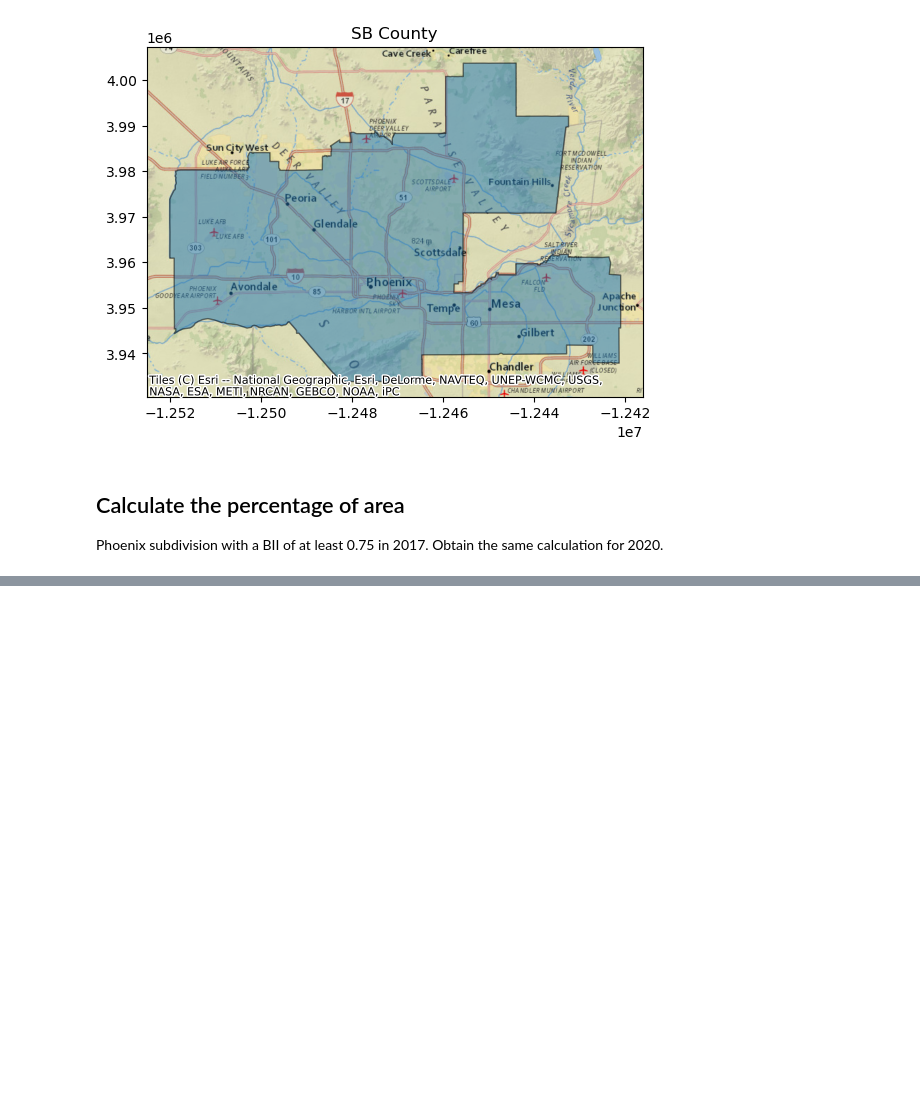
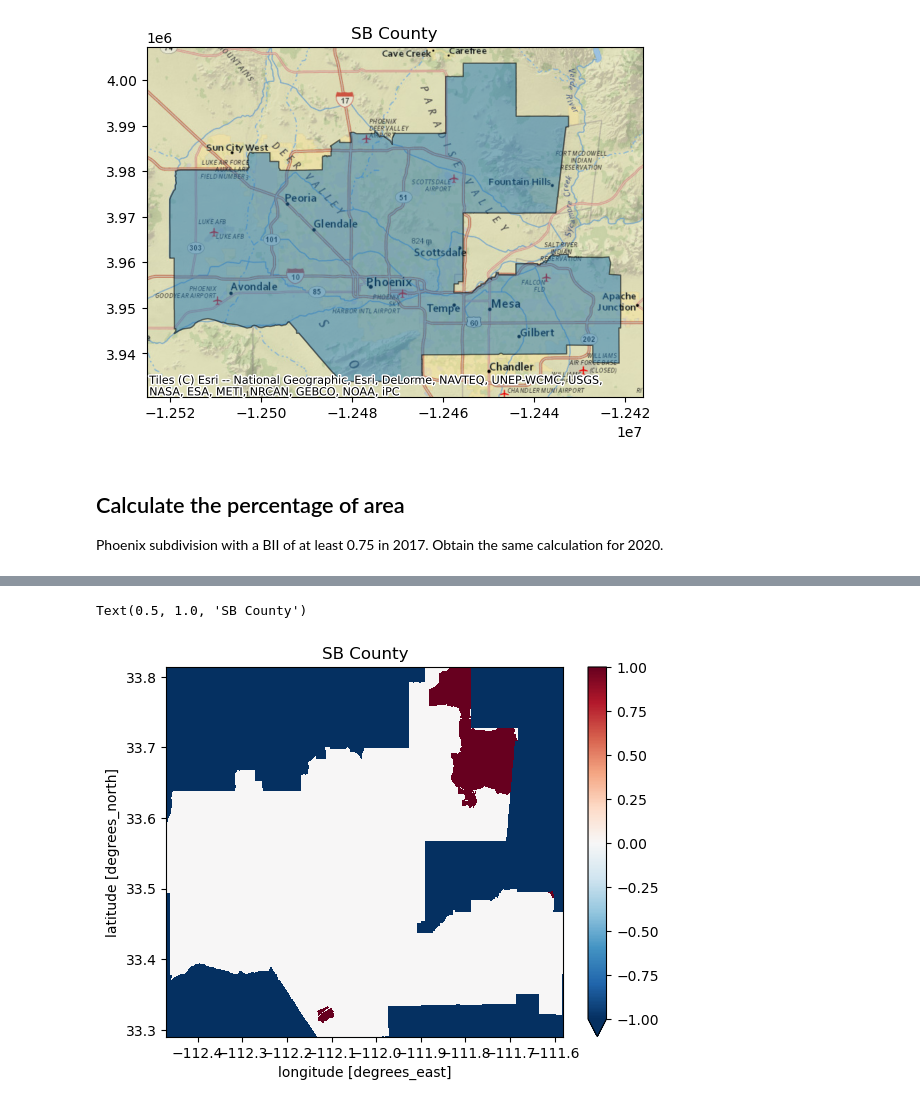
Before and after one commit to lunacatalan/biodiversity-loss-phoenix, a Jupyter notebook: bii_phoenix.ipynb, the cells around one changed output, grey strips where cells are left out. Cells and saved outputs as stored; diff of their text form; code cells hidden in the pictures; blank space fills up the shorter version.

Commit message:
clipped data loaded

```diff
--- a/bii_phoenix.ipynb
+++ b/bii_phoenix.ipynb
@@ -113,5 +115,6 @@ Image(url = bio_20.assets['rendered_preview'].href, width = 500)
 # %% [output]
 [interactive output not drawn]
 # %%
-dem = rioxr.open_rasterio(bio_20.assets['data'].href)
-dem
+# open the rasters
+phoenix_20 = rioxr.open_rasterio(bio_20.assets['data'].href)
+phoenix_17 = rioxr.open_rasterio(bio_17.assets['data'].href)
@@ -134,0 +121,3 @@ Attributes:
+# %%
+# select the values that are greater than 0.75 from the 2020 data
+bii_phoenix_20 = phoenix_20>=0.75
@@ -134,0 +127,16 @@ Attributes:
+# %%
+# change back to integer instead of bool values
+
+bii_phoenix_20 = bii_phoenix_20.astype(int)
+bii_phoenix_17 = bii_phoenix_17.astype(int)
+# %%
+# get the shape of phoenix
+phoenix_clip_20 = bii_phoenix_20.rio.clip(phoenix['geometry'])
+# %%
+fig, ax = plt.subplots()
+phoenix_clip_20.plot(ax = ax)
+
+ax.set_title('SB County')
+# %% [output]
+Text(0.5, 1.0, 'SB County')
+[figure, added]
```
Also changed, not shown: parts of 4 cells of this notebook, 1 other file.
